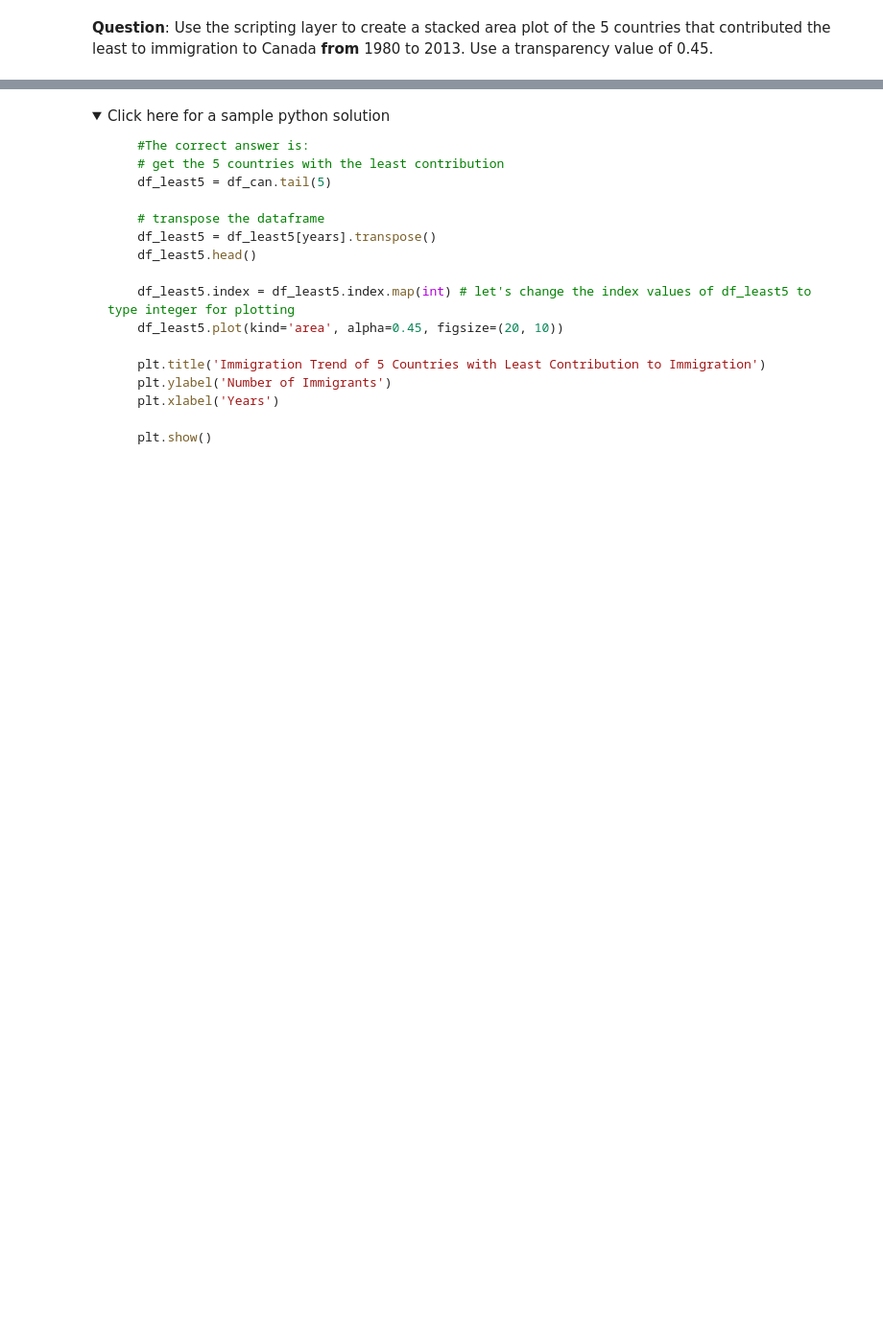
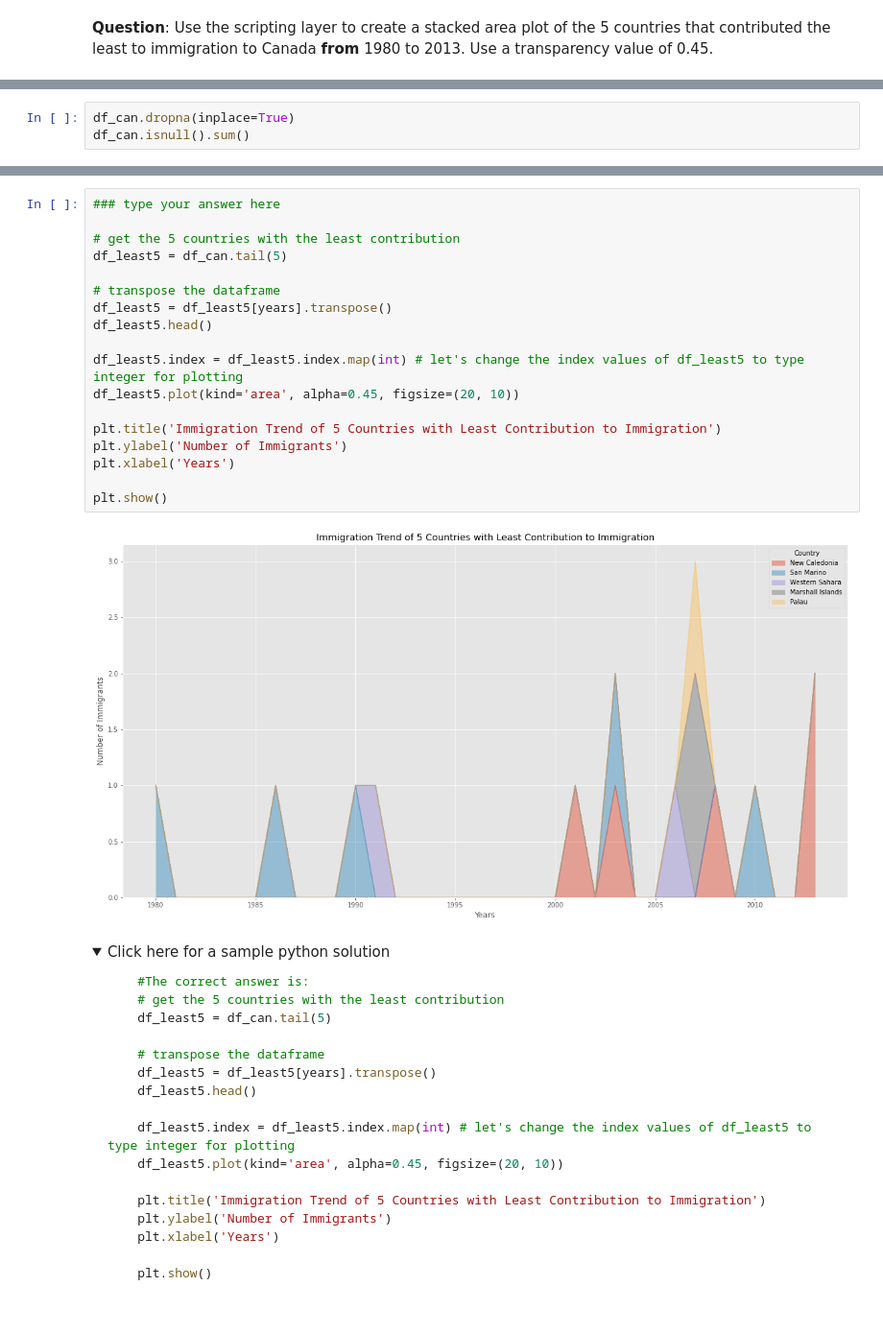
Before and after one commit to utshabkg/IBM-Applied-Data-Science-Specialization, a Jupyter notebook: Data Visualization with Python/DV0101EN-Exercise-Area-Plots-Histograms-and-Bar-Charts.ipynb, the cells around one changed output, grey strips where cells are left out. Shown at 96% size. Drawn from its saved outputs; the diff is of its cells as text; folded sections open; blank space fills up the shorter version.

```diff
--- a/Data Visualization with Python/DV0101EN-Exercise-Area-Plots-Histograms-and-Bar-Charts.ipynb
+++ b/Data Visualization with Python/DV0101EN-Exercise-Area-Plots-Histograms-and-Bar-Charts.ipynb
@@ -307,0 +306,3 @@ Text(0.5, 0, 'Years')
+# %%
+df_can.dropna(inplace=True)
+df_can.isnull().sum()
@@ -308,3 +327,23 @@ Text(0.5, 0, 'Years')
+# %%
+### type your answer here
+
+# get the 5 countries with the least contribution
+df_least5 = df_can.tail(5)
+
+# transpose the dataframe
+df_least5 = df_least5[years].transpose()
+df_least5.head()
+
+df_least5.index = df_least5.index.map(int) # let's change the index values of df_least5 to type integer for plotting
+df_least5.plot(kind='area', alpha=0.45, figsize=(20, 10))
+
+plt.title('Immigration Trend of 5 Countries with Least Contribution to Immigration')
+plt.ylabel('Number of Immigrants')
+plt.xlabel('Years')
+
+plt.show()
+# %% [output]
+[figure, added]
 # %% [markdown]
 <details><summary>Click here for a sample python solution</summary>
 
```
Also changed, not shown: parts of 24 cells of this notebook.
